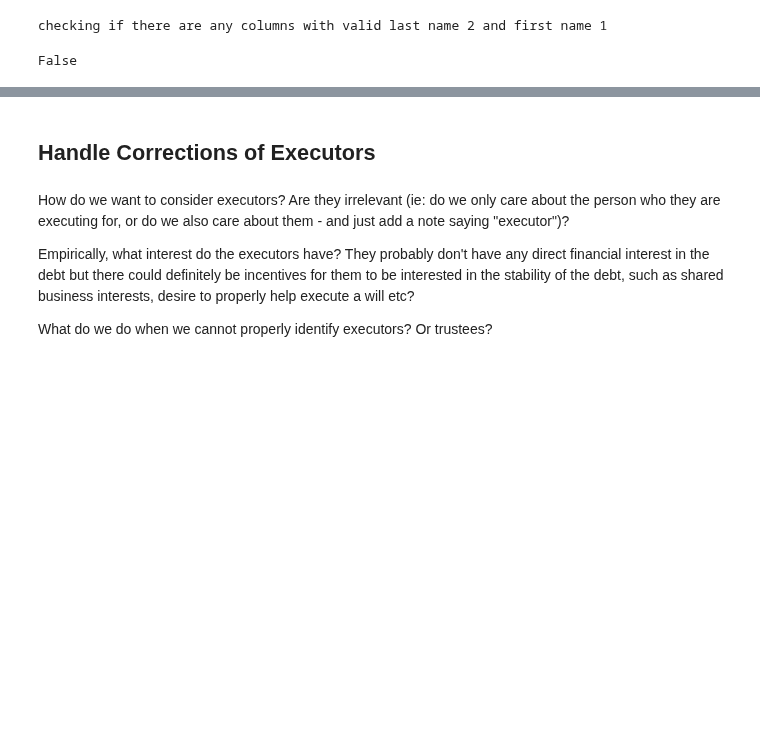
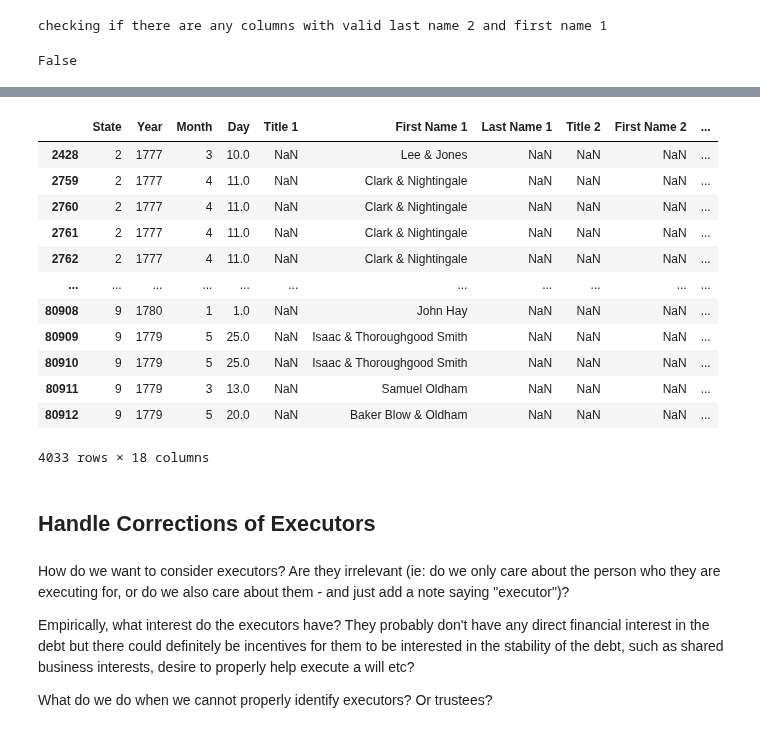
Before and after one commit to davidch2020/SPEOC-pt-1, a Jupyter notebook: Delegate_Debt_Holdings/clean_debt_files.ipynb, the cells around one changed output, grey strips where cells are left out. Saved outputs shown, nothing was run; the diff lists cells and outputs as text; code cells hidden in the pictures; blank space fills up the shorter version.

```diff
--- a/Delegate_Debt_Holdings/clean_debt_files.ipynb
+++ b/Delegate_Debt_Holdings/clean_debt_files.ipynb
@@ -57,12 +103,12 @@ loans = loans_og.copy()
 # %%
 #create column for third name
-loans['Title 3'] = pd.Series()
-loans['First Name 3'] = pd.Series()
-loans['Last Name 3'] = pd.Series()
+loans['Title 3'] = pd.Series(dtype = 'object')
+loans['First Name 3'] = pd.Series(dtype = 'object')
+loans['Last Name 3'] = pd.Series(dtype = 'object')
+
+#create column to store original text stored in first name column, and notes on what I changed
+loans['notes'] = pd.Series(dtype = 'object')
+loans['original text'] = pd.Series(dtype = 'object')
-# %%
-#create column to store original text stored in first name column, and notes on what I changed
-loans['notes'] = pd.Series()
-loans['original text'] = pd.Series()
 # %%
 #reorganize columns
 loans = loans[list(loans.columns[:10]) + list(loans.columns[12:15]) + list(loans.columns[10:12]) + ['notes','original text']]
@@ -95,2 +136,5 @@ def replaceStrings(x):
+# %%
+def replaceWhitespace(x):
+    return " ".join(x.split()) if type(x) != float else x
 # %%
-loans['First Name 1 '] = loans['First Name 1 '].apply(lambda x: replaceStrings(x))
+loans['First Name 1 '] = loans['First Name 1 '].apply(lambda x: replaceWhitespace(x))
@@ -161,3 +152,21 @@ weird_first_names = no_last_name[no_last_name['First Name 1 '].apply(lambda x: l
+# %%
+weird_first = [(len(fn.split())>1 if type(fn) != float else False) and pd.isnull(ln) for fn, ln in zip(loans['First Name 1 '], loans['Last Name 1 '])]
+weird_first_names = loans.loc[weird_first]
+weird_first_names
+# %% [output]
+|  | State | Year | Month | Day | Title 1 | First Name 1 | Last Name 1 | Title 2 | First Name 2 | ... |
+| 2428 | 2 | 1777 | 3 | 10.0 | NaN | Lee & Jones | NaN | NaN | NaN | ... |
+| 2759 | 2 | 1777 | 4 | 11.0 | NaN | Clark & Nightingale | NaN | NaN | NaN | ... |
+| 2760 | 2 | 1777 | 4 | 11.0 | NaN | Clark & Nightingale | NaN | NaN | NaN | ... |
+| 2761 | 2 | 1777 | 4 | 11.0 | NaN | Clark & Nightingale | NaN | NaN | NaN | ... |
+| 2762 | 2 | 1777 | 4 | 11.0 | NaN | Clark & Nightingale | NaN | NaN | NaN | ... |
+| ... | ... | ... | ... | ... | ... | ... | ... | ... | ... | ... |
+| 80908 | 9 | 1780 | 1 | 1.0 | NaN | John Hay | NaN | NaN | NaN | ... |
+| 80909 | 9 | 1779 | 5 | 25.0 | NaN | Isaac & Thoroughgood Smith | NaN | NaN | NaN | ... |
+| 80910 | 9 | 1779 | 5 | 25.0 | NaN | Isaac & Thoroughgood Smith | NaN | NaN | NaN | ... |
+| 80911 | 9 | 1779 | 3 | 13.0 | NaN | Samuel Oldham | NaN | NaN | NaN | ... |
+| 80912 | 9 | 1779 | 5 | 20.0 | NaN | Baker Blow & Oldham | NaN | NaN | NaN | ... |
+4033 rows × 18 columns
 # %% [markdown]
 <h2> Handle Corrections of Executors </h2>
 # %% [markdown]
```
Also changed, not shown: parts of 51 cells of this notebook, 9 other files.
